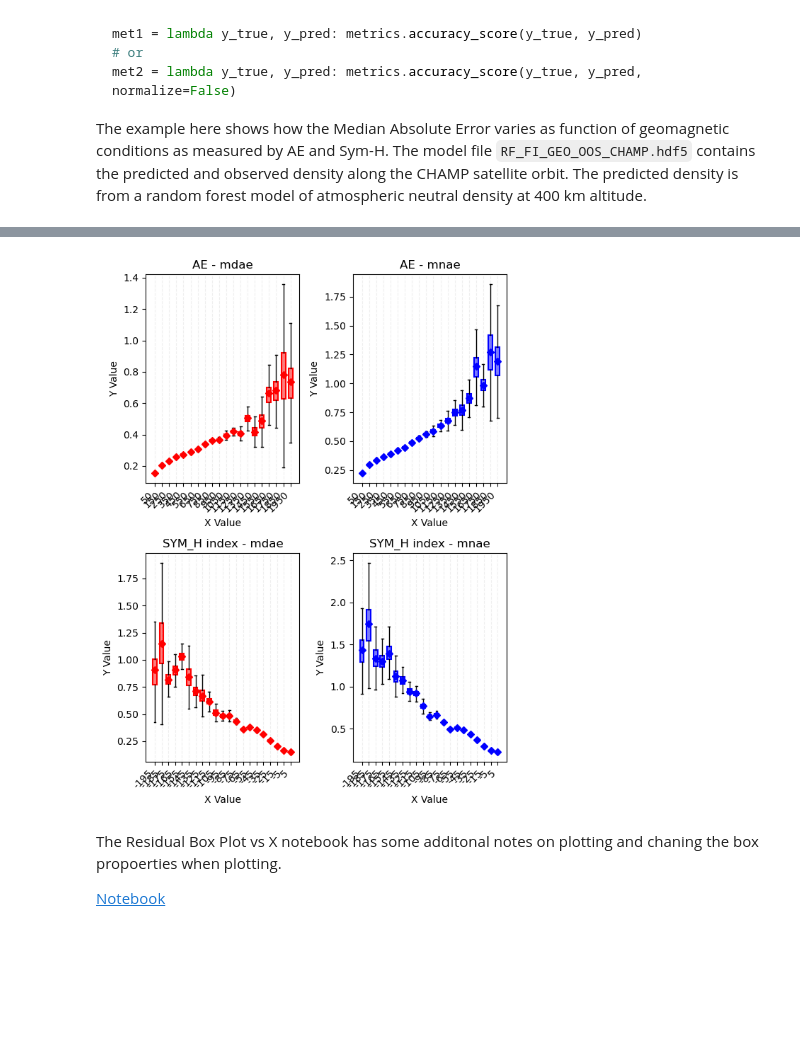
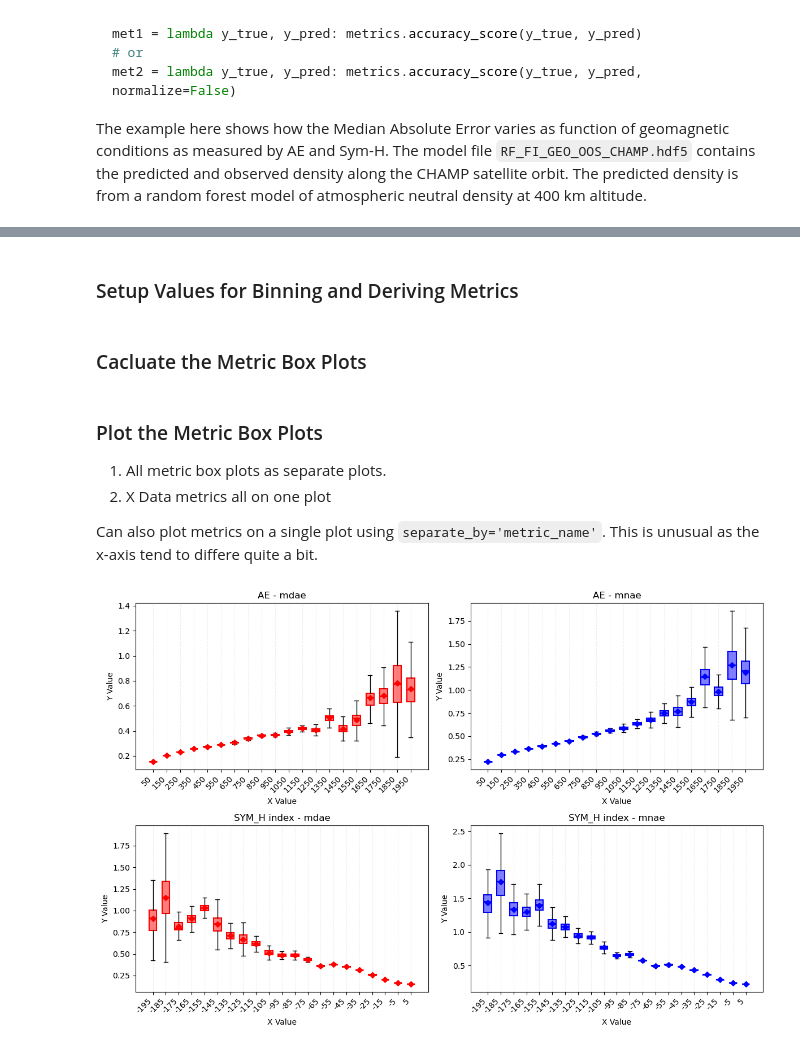
Before and after one commit to kylermurphy/ml_fw, a Jupyter notebook: ml_fw/Notebooks/Metric_boxvx.ipynb, the cells around one changed output, grey strips where cells are left out. Saved outputs shown, nothing was run; the diff lists cells and outputs as text; code cells hidden in the pictures; blank space fills up the shorter version.

Commit message:
Update Metric_boxvx.ipynb
Update with new plotting

```diff
--- a/ml_fw/Notebooks/Metric_boxvx.ipynb
+++ b/ml_fw/Notebooks/Metric_boxvx.ipynb
@@ -49,6 +50,8 @@ dat.describe()
 | 75% | 7.445087 | 9.909598 | 9.456292 | 9.224175 | -1.000000 | 231.000000 | 45.039270 | 0.713630 | 0.701326 | ... |
 | max | 9.525276 | 26.991252 | 9.717255 | 31.744619 | 92.000000 | 3529.000000 | 87.268960 | 1.000000 | 1.000000 | ... |
 | std | 0.379437 | 0.210530 | 0.045686 | 0.253073 | 18.807064 | 211.903991 | 51.799981 | 0.710207 | 0.703993 | ... |
+# %% [markdown]
+### Setup Values for Binning and Deriving Metrics
 # %%
 # k folds parameters
 k_folds = 100
@@ -70,16 +73,21 @@ y_pred = ['400kmDensity_pred']
 metric = 'Median Absolute Error'
 met = lambda y_true, y_pred: metrics.median_absolute_error(y_true, y_pred)
 met2 = lambda y_true, y_pred: metrics.mean_absolute_error(y_true, y_pred)
+# %% [markdown]
+### Cacluate the Metric Box Plots
 # %%
 met_box = inspect.boxplot_metvx(x_dat, y_true, y_pred, box_dat=dat, bins=x_bin,
                                     xrange=x_range, kfolds=k_folds, kfrac=k_size,
                                     box_metric={'mdae':met,'mnae':met2})
+# %% [markdown]
+### Plot the Metric Box Plots
+1. All metric box plots as separate plots.
+2. X Data metrics all on one plot
+
+Can also plot metrics on a single plot using `separate_by='metric_name'`. This is
+unusual as the x-axis tend to differe quite a bit.
 # %%
-p = inspect.plot_boxplot_metvx(met_box,figsize=(6,8), colors=['red', 'blue'],alphas=[0.5],
+p = mlfw_plot.plot_boxplot(met_box,figsize=(12,8), colors=['red', 'blue'],alphas=[0.5],
                                separate_by='both')
 # %% [output]
-[figure, old version]
+[figure, new version]
-# %% [markdown]
-The Residual Box Plot vs X notebook has some additonal notes on plotting and chaning the box propoerties when plotting.
-
-[Notebook](Residual_boxvx.ipynb)
```
Also changed, not shown: parts of 2 cells of this notebook.
